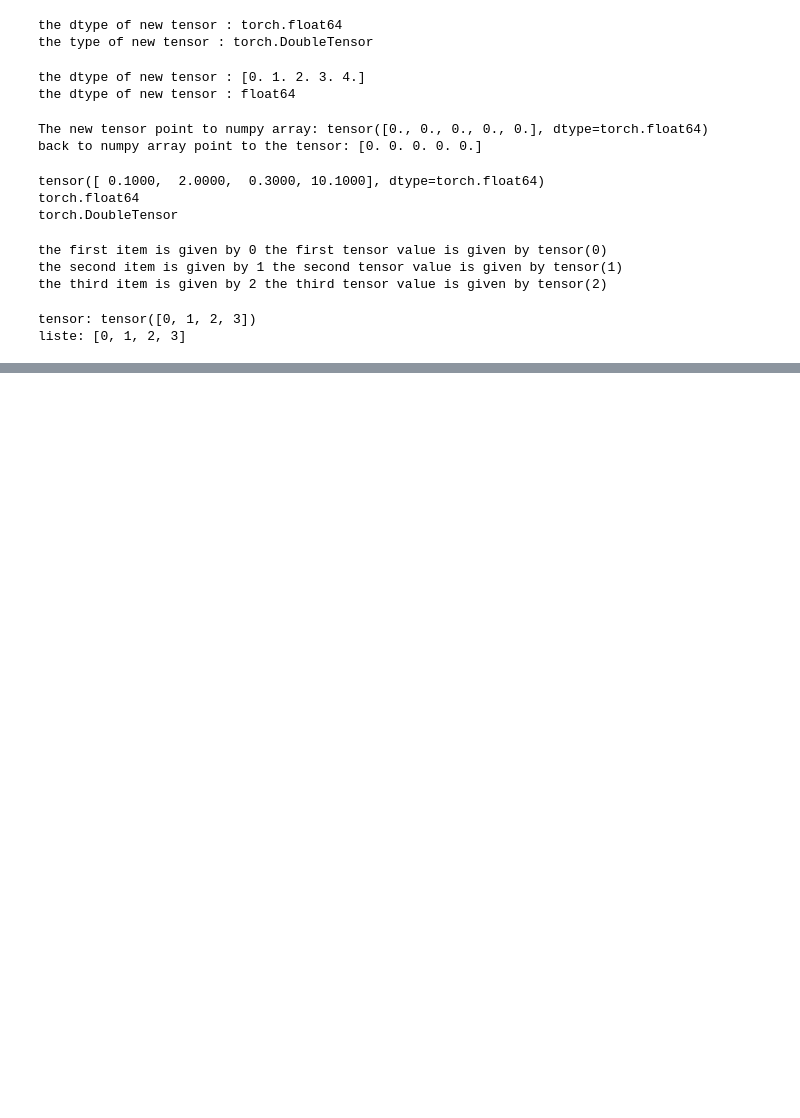
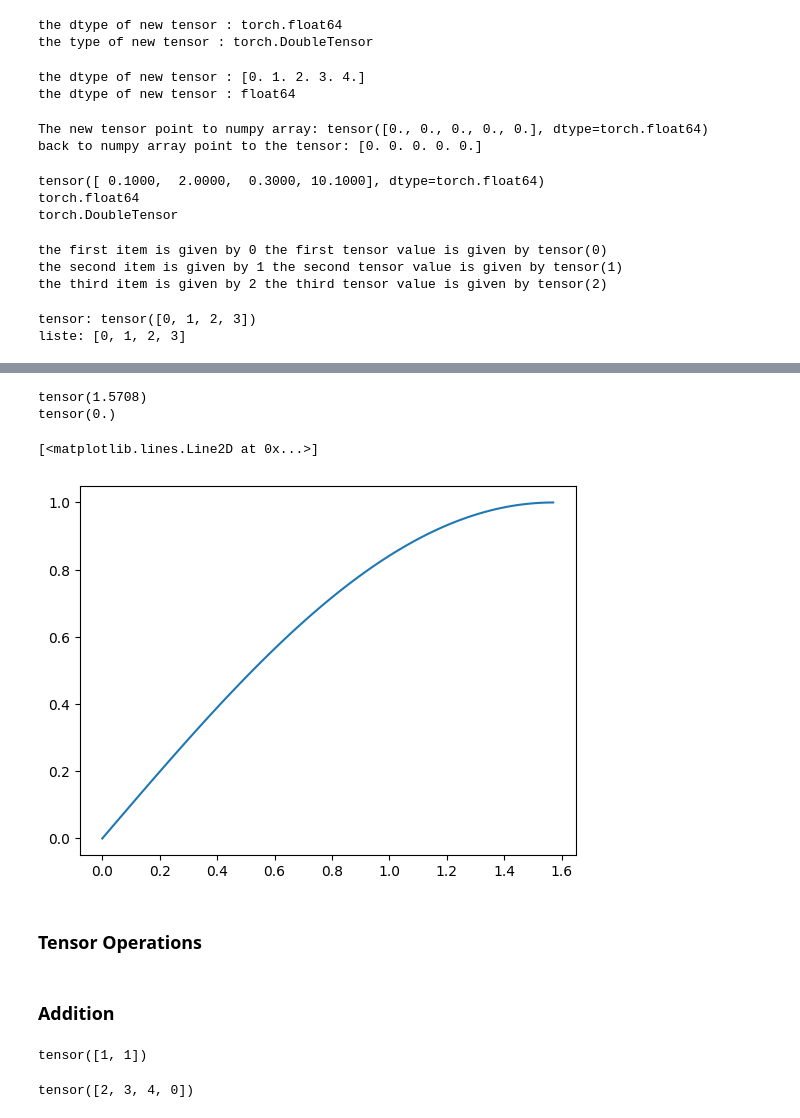
Before and after one commit to IlyassHaddouOuamer/Torch-Tensors-in-1D, a Jupyter notebook: model.ipynb, the cells around one changed output, grey strips where cells are left out. Drawn from its saved outputs; the diff is of its cells as text; code cells hidden in the pictures; blank space fills up the shorter version.

```diff
--- a/model.ipynb
+++ b/model.ipynb
@@ -170,0 +294,18 @@ liste: [0, 1, 2, 3]
+# %%
+# Construct a tensor with 25 steps in the range 0 to pi/2
+tensor_pi = torch.linspace(0, np.pi/2 , 100)
+max_tensor_pi = tensor_pi.max()
+min_tensor_pi = tensor_pi.min()
+print(max_tensor_pi)
+print(min_tensor_pi)
+sin_tensor_pi = torch.sin(tensor_pi)
+plt.plot(tensor_pi.numpy(),sin_tensor_pi.numpy())
+# %% [output]
+tensor(1.5708)
+tensor(0.)
+[<matplotlib.lines.Line2D at 0x...>]
+[figure, added]
+# %% [markdown]
+### Tensor Operations
+# %% [markdown]
+### Addition
@@ -170,0 +316,13 @@ liste: [0, 1, 2, 3]
+# %%
+# Add u and v
+w = u + v
+print(w)
+# %% [output]
+tensor([1, 1])
+# %%
+# Add a scalar to the tensor
+u = torch.tensor([1,2,3,-1])
+v = u + 1
+print(v)
+# %% [output]
+tensor([2, 3, 4, 0])
```
Also changed, not shown: parts of 25 cells of this notebook.
